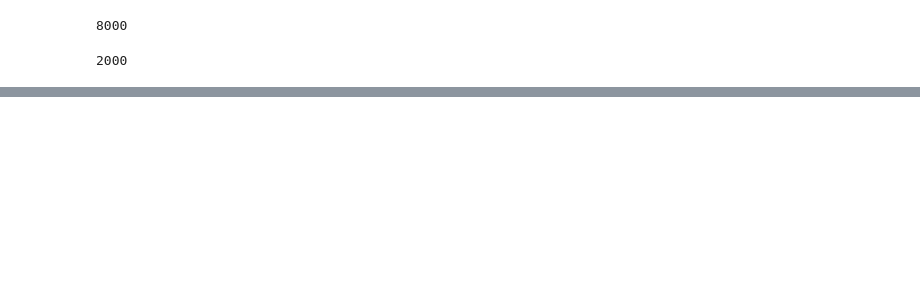
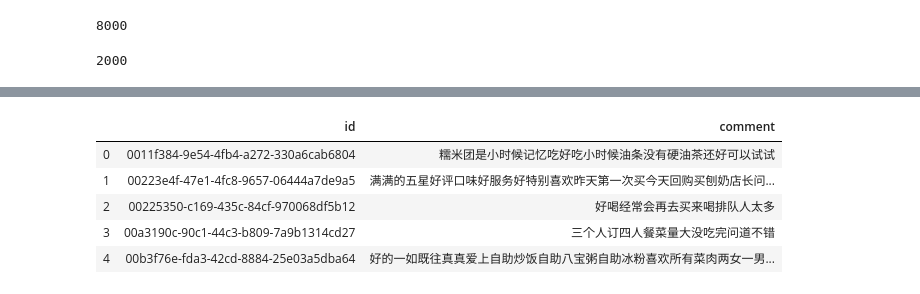
Before and after one commit to HanlynnKe/nlp-demo, a Jupyter notebook: csv2pickle.ipynb, the cells around one changed output, grey strips where cells are left out. Cells and saved outputs as stored; diff of their text form; code cells hidden in the pictures; blank space fills up the shorter version.

```diff
--- a/csv2pickle.ipynb
+++ b/csv2pickle.ipynb
@@ -93,0 +105,20 @@ len(valid_set_split)
+# %%
+# 中文分词
+jieba.load_userdict('my_dict.txt')
+test_comment_list = test['comment'].values
+row = 0
+for test_comment in test_comment_list:
+    test_comment = re.sub('[a-zA-Z0-9’!"#$%&\'()*+,-./:;<=>?@，。?★、…【】《》？“”‘’！[\\]^_`{|}~\s]+', " ", test_comment)
+    test_temp = list(jieba.cut(test_comment))
+    test_temp_list = []
+    for test_word in test_temp:
+        # 去除停用词
+        if test_word not in stopwords:
+            if test_word not in others:
+                # 清除空格
+                if test_word != ' ':
+                    test_temp_list.append(test_word)
+    print(test_temp_list)
+    if len(test_temp_list) > 0:
+        test.loc[row, 'comment'] = ''.join(test_temp_list)
+    row += 1
@@ -93,0 +143,9 @@ len(valid_set_split)
+# %%
+test.head()
+# %% [output]
+|  | id | comment |
+| 0 | 0011f384-9e54-4fb4-a272-330a6cab6804 | 糯米团是小时候记忆吃好吃小时候油条没有硬油茶还好可以试试 |
+| 1 | 00223e4f-47e1-4fc8-9657-06444a7de9a5 | 满满的五星好评口味好服务好特别喜欢昨天第一次买今天回购买刨奶店长问... |
+| 2 | 00225350-c169-435c-84cf-970068df5b12 | 好喝经常会再去买来喝排队人太多 |
+| 3 | 00a3190c-90c1-44c3-b809-7a9b1314cd27 | 三个人订四人餐菜量大没吃完问道不错 |
+| 4 | 00b3f76e-fda3-42cd-8884-25e03a5dba64 | 好的一如既往真真爱上自助炒饭自助八宝粥自助冰粉喜欢所有菜肉两女一男... |
```
Also changed, not shown: parts of 6 cells of this notebook.
